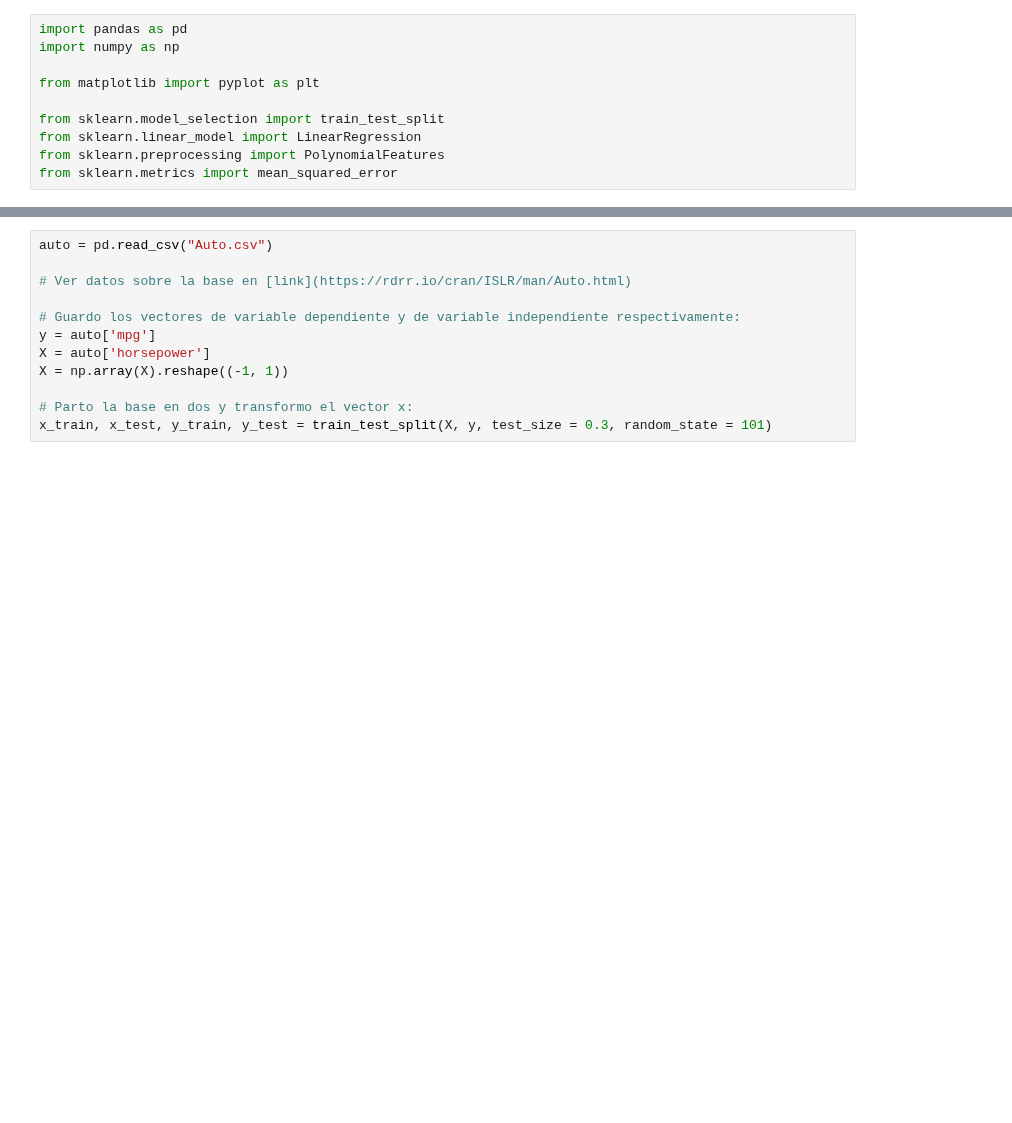
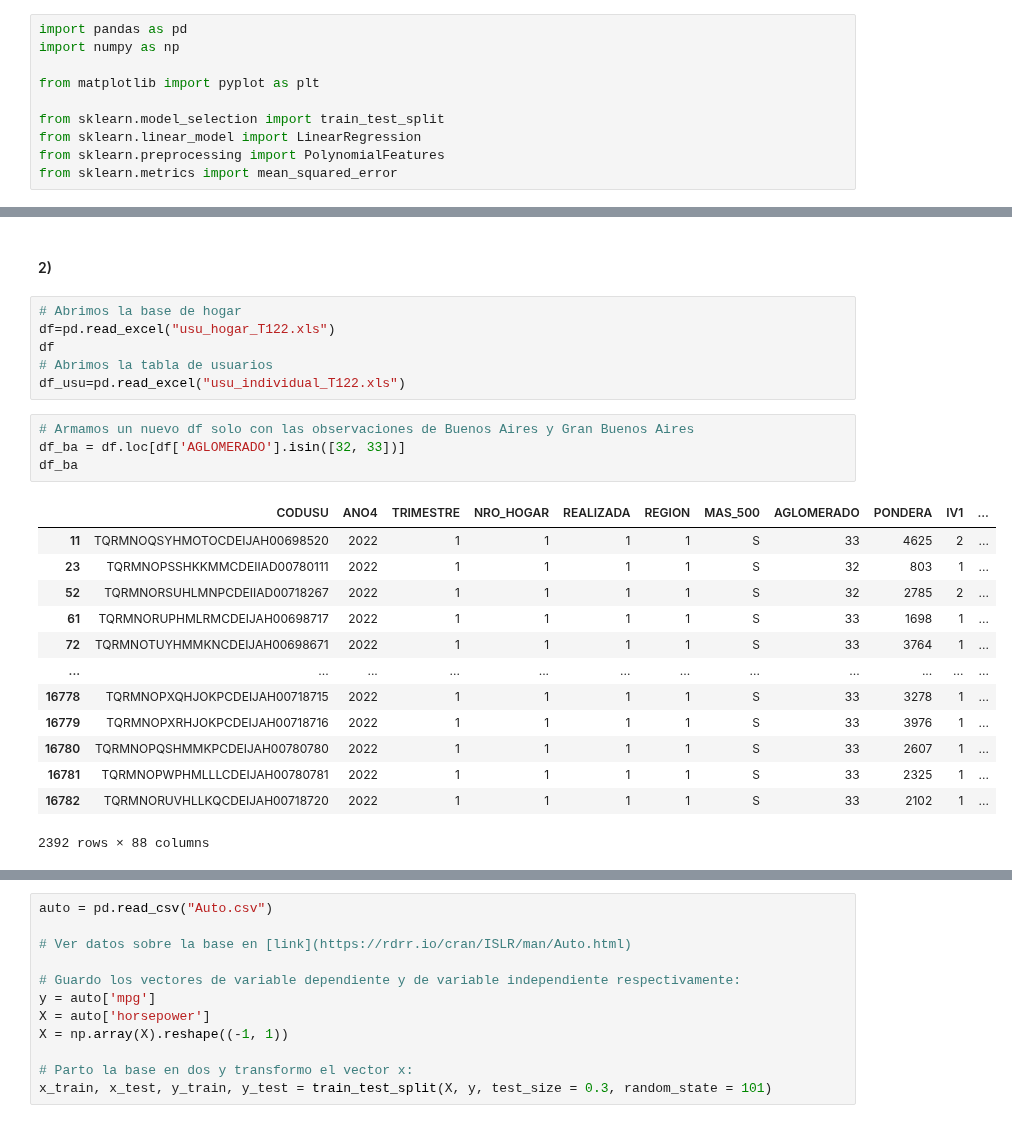
Before and after one commit to hpilar/TrabajosPracticos-Grupo4, a Jupyter notebook: TP3/TP3.ipynb, the cells around one changed output, grey strips where cells are left out. Saved outputs shown, nothing was run; the diff lists cells and outputs as text; blank space fills up the shorter version.

```diff
--- a/TP3/TP3.ipynb
+++ b/TP3/TP3.ipynb
@@ -21,0 +70,26 @@ from sklearn.metrics import mean_squared_error
+# %% [markdown]
+#### 2)
+# %%
+# Abrimos la base de hogar
+df=pd.read_excel("usu_hogar_T122.xls")
+df
+# Abrimos la tabla de usuarios
+df_usu=pd.read_excel("usu_individual_T122.xls")
+# %%
+# Armamos un nuevo df solo con las observaciones de Buenos Aires y Gran Buenos Aires
+df_ba = df.loc[df['AGLOMERADO'].isin([32, 33])]
+df_ba
+# %% [output]
+|  | CODUSU | ANO4 | TRIMESTRE | NRO_HOGAR | REALIZADA | REGION | MAS_500 | AGLOMERADO | PONDERA | IV1 | ... |
+| 11 | TQRMNOQSYHMOTOCDEIJAH00698520 | 2022 | 1 | 1 | 1 | 1 | S | 33 | 4625 | 2 | ... |
+| 23 | TQRMNOPSSHKKMMCDEIIAD00780111 | 2022 | 1 | 1 | 1 | 1 | S | 32 | 803 | 1 | ... |
+| 52 | TQRMNORSUHLMNPCDEIIAD00718267 | 2022 | 1 | 1 | 1 | 1 | S | 32 | 2785 | 2 | ... |
+| 61 | TQRMNORUPHMLRMCDEIJAH00698717 | 2022 | 1 | 1 | 1 | 1 | S | 33 | 1698 | 1 | ... |
+| 72 | TQRMNOTUYHMMKNCDEIJAH00698671 | 2022 | 1 | 1 | 1 | 1 | S | 33 | 3764 | 1 | ... |
+| ... | ... | ... | ... | ... | ... | ... | ... | ... | ... | ... | ... |
+| 16778 | TQRMNOPXQHJOKPCDEIJAH00718715 | 2022 | 1 | 1 | 1 | 1 | S | 33 | 3278 | 1 | ... |
+| 16779 | TQRMNOPXRHJOKPCDEIJAH00718716 | 2022 | 1 | 1 | 1 | 1 | S | 33 | 3976 | 1 | ... |
+| 16780 | TQRMNOPQSHMMKPCDEIJAH00780780 | 2022 | 1 | 1 | 1 | 1 | S | 33 | 2607 | 1 | ... |
+| 16781 | TQRMNOPWPHMLLLCDEIJAH00780781 | 2022 | 1 | 1 | 1 | 1 | S | 33 | 2325 | 1 | ... |
+| 16782 | TQRMNORUVHLLKQCDEIJAH00718720 | 2022 | 1 | 1 | 1 | 1 | S | 33 | 2102 | 1 | ... |
+2392 rows × 88 columns
```
Also changed, not shown: parts of 15 cells of this notebook.
